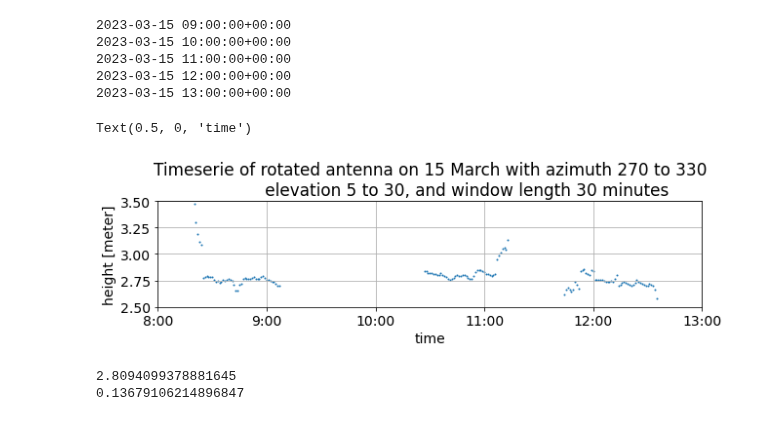
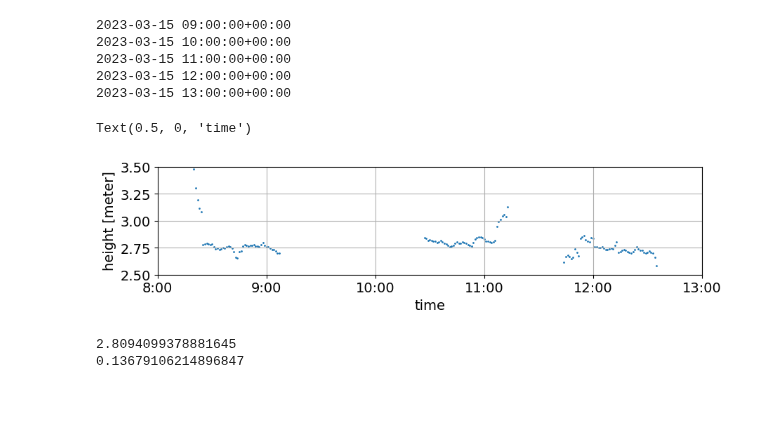
Before and after one commit to ziqing97/gnss_ir_analyze, a Jupyter notebook: src/plot_method_example.ipynb, the cells around one changed output. Saved outputs shown, nothing was run; the diff lists cells and outputs as text; code cells hidden in the pictures.

```diff
--- a/src/plot_method_example.ipynb
+++ b/src/plot_method_example.ipynb
@@ -482,36 +490,36 @@ ts_0315_12 = ts_dict['ts']['0315_12']
 
 time_rotate = list(ts_0315_r1.keys()) + list(ts_0315_r2.keys())
 #height_rotate_1 = ante_h_1['1'] - 0.2 - np.asarray(list(ts_0315_r1.values()))
 height_rotate_1 = np.asarray(list(ts_0315_r1.values()))
 #height_rotate_2 = ante_h_2['1'] - 0.2 - np.asarray(list(ts_0315_r2.values()))
 height_rotate_2 = np.asarray(list(ts_0315_r2.values()))
 height_rotate = np.concatenate([height_rotate_1,height_rotate_2])
 
 time_stand = list(ts_0315_11.keys()) + list(ts_0315_12.keys())
 height_stand_1 = ante_h_1['1'] - np.asarray(list(ts_0315_11.values()))
 height_stand_2 = ante_h_2['1'] - np.asarray(list(ts_0315_12.values()))
 height_stand = np.concatenate([height_stand_1,height_stand_2])
 
 fig,ax = plt.subplots()
 
 ax.scatter(time_rotate,height_rotate,s=1)
 #ax.scatter(time_stand,height_stand,s=1)
 #ax.legend(['rotate','normal'])
-ax.set_title('Timeserie of rotated antenna on 15 March with azimuth 270 to 330\n \
-             elevation 5 to 30, and window length 30 minutes')
+#ax.set_title('Timeserie of rotated antenna on 15 March with azimuth 270 to 330\n \
+#             elevation 5 to 30, and window length 30 minutes')
 ax.set_ylim([2.5,3.5])
 
 ax.set_xlim([tbegin,tend])
 fig.set_size_inches(10,2)
 ax.set_yticks([2.5,2.75,3,3.25,3.5])
 ax.set_xticks(tticklist)
 ax.set_xticklabels(['8:00','9:00','10:00','11:00','12:00','13:00'])
 ax.grid()
 ax.set_ylabel('height [meter]')
 ax.set_xlabel('time')
 # %% [output]
 Text(0.5, 0, 'time')
-[figure, old version]
+[figure, new version]
 # %%
 print(np.nanmean(height_rotate))
 print(np.nanstd(height_rotate))
```
Also changed, not shown: parts of 5 cells of this notebook, 8 other files.
